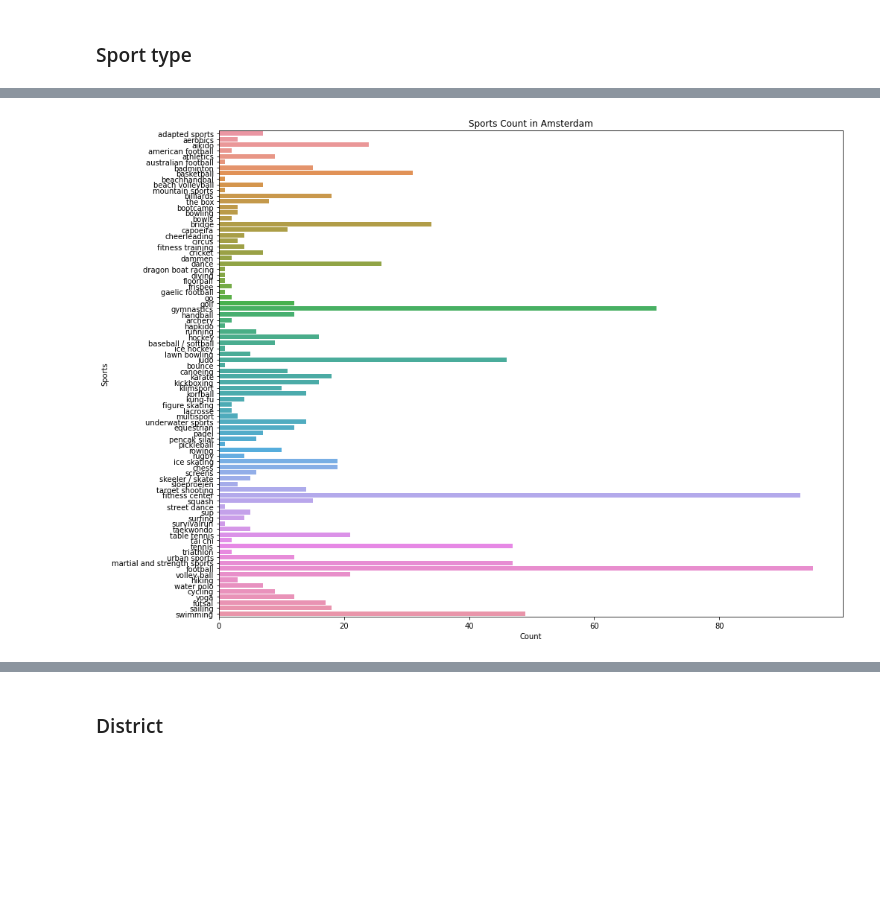
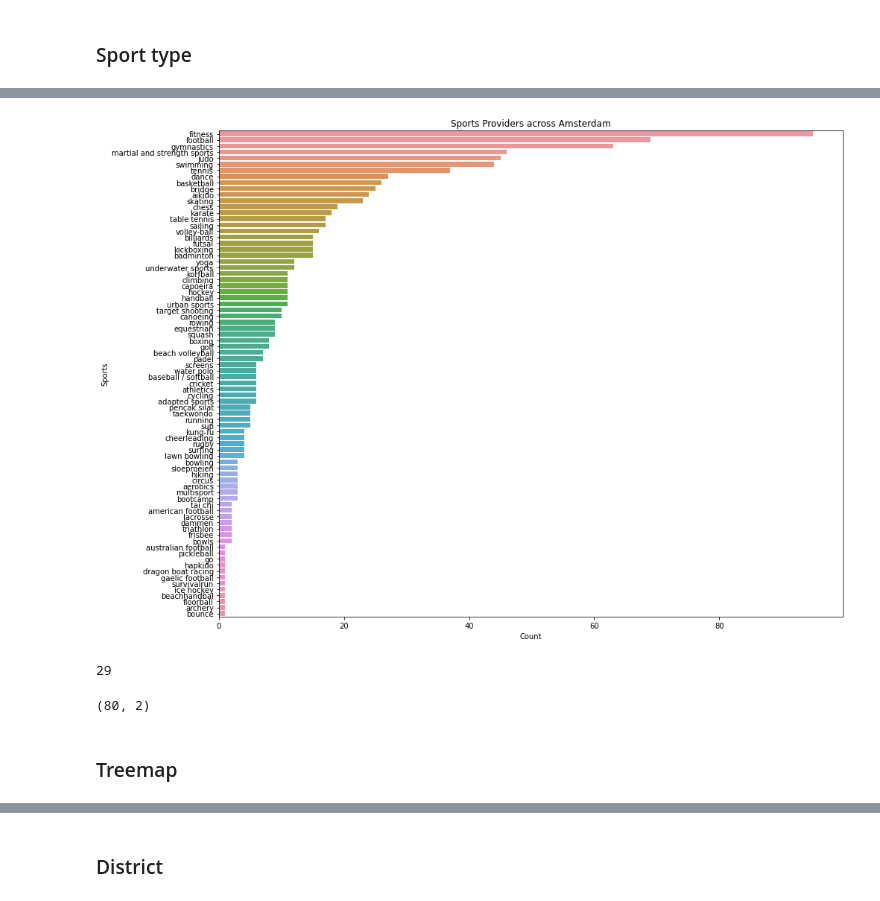
Before and after one commit to modiem/data-visualisation, a Jupyter notebook: notebooks/Vidualisation-Sports.ipynb, the cells around one changed output, grey strips where cells are left out. Drawn from its saved outputs; the diff is of its cells as text; code cells hidden in the pictures; blank space fills up the shorter version.

Commit message:
explore treemap

```diff
--- a/notebooks/Vidualisation-Sports.ipynb
+++ b/notebooks/Vidualisation-Sports.ipynb
@@ -41,2 +130,5 @@ def translate_text(text):
 # %% [markdown]
 ## Explore dataset
+# %%
+df=pd.read_csv("../data/sports_provider_Amsterdam.csv")
+df.head()
@@ -90,4 +154,0 @@ df.loc[:, "Sport_en"] = df.Sport.map(nl_en)
-# %%
-##### Save new df
-df.to_csv("data/sports_providers.csv", index=False)
-df=pd.read_csv("data/sports_providers.csv")
@@ -103,9 +155,19 @@ df.head(5)
 # %%
 plt.figure(figsize=(15,12))
-sns.countplot(y="Sport_en", data=df)
+sns.countplot(y="Sport_en",
+              data=df,
+              order = df['Sport_en'].value_counts().index)
 plt.xlabel("Count")
 plt.ylabel("Sports")
-plt.title("Sports Count in Amsterdam")
-plt.savefig("plots/Sports_Count.png")
+plt.title("Sports Providers across Amsterdam")
+plt.savefig("../plots/Sports_Count.png")
 # %% [output]
-[figure, old version]
+[figure, new version]
+# %%
+count_df = pd.DataFrame(df.groupby("Sport_en").count()["Sport"]).reset_index()
+count_df = count_df.rename(columns={"Sport":"Count"})
+count_df.sort_values(by="Count", ascending=False)
+
+count_df["Count"].nunique()
+# %% [output]
+29
@@ -111,0 +176,6 @@ plt.savefig("plots/Sports_Count.png")
+# %%
+count_df.shape
+# %% [output]
+(80, 2)
+# %% [markdown]
+### Treemap
```
Also changed, not shown: parts of 25 cells of this notebook, 2 other files.
